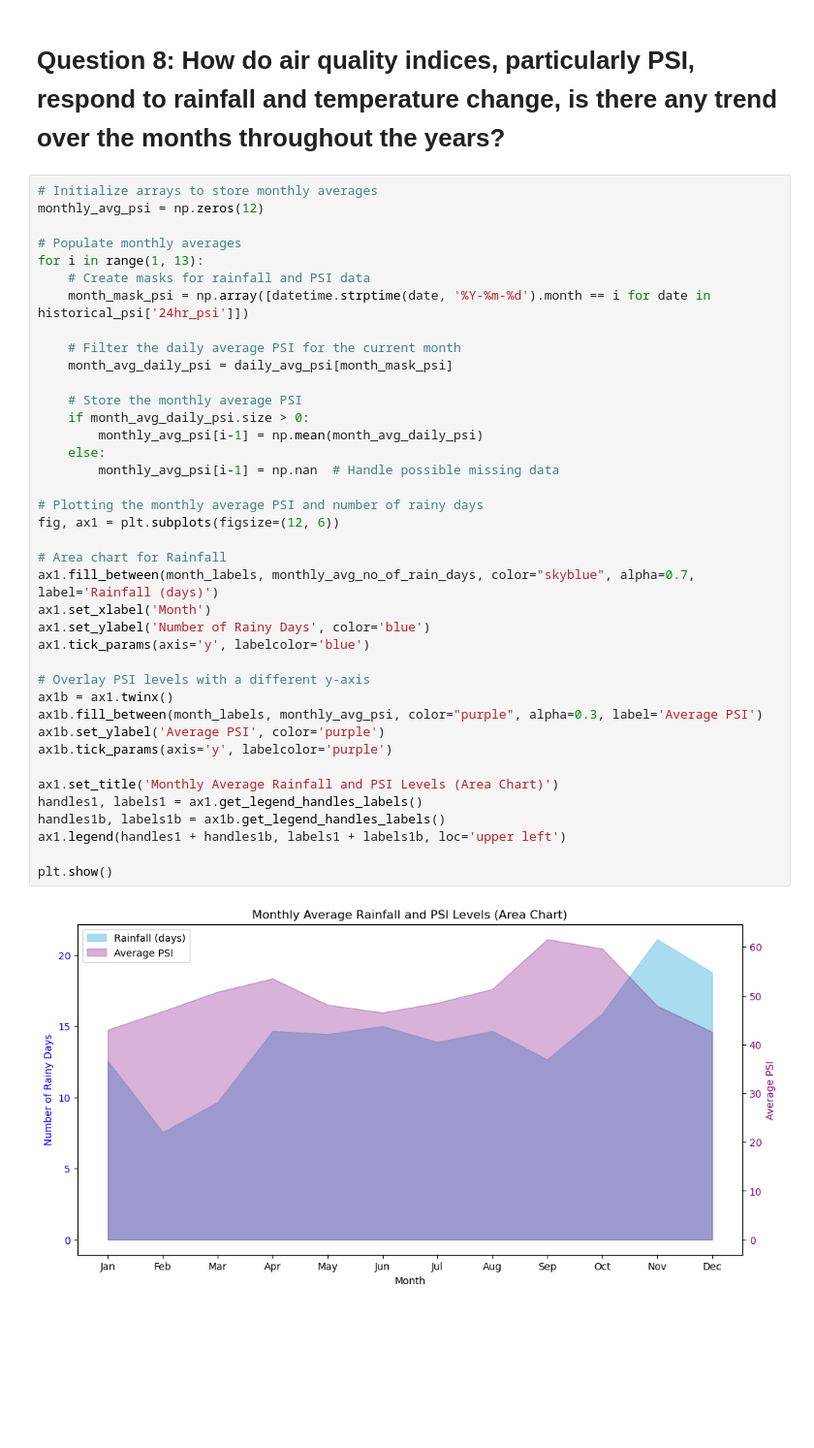
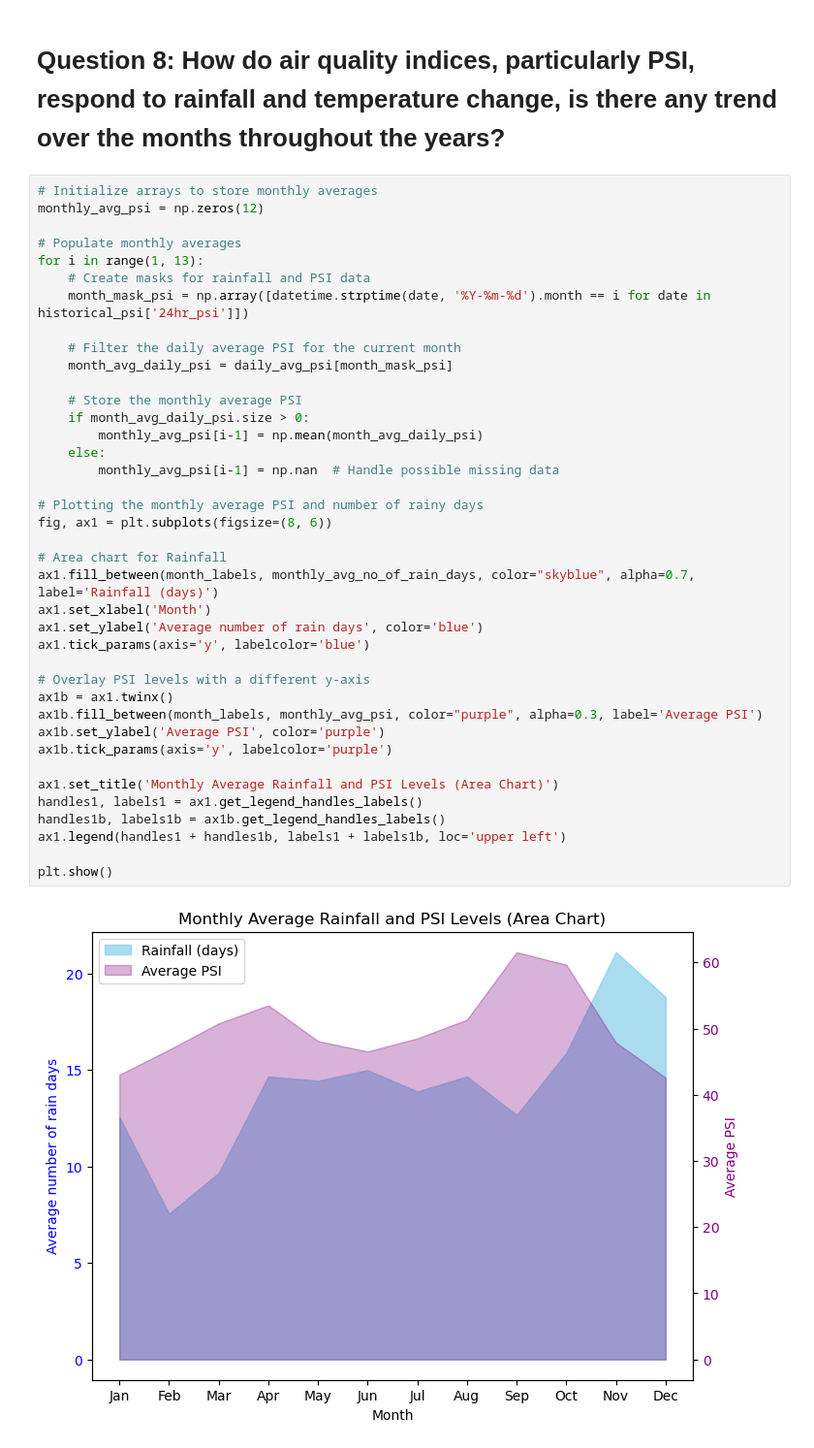
Before and after one commit to jianmin22/PDASCA1, a Jupyter notebook: ca1.ipynb, the cells around one changed output. Shown at 97% size. Cells and saved outputs as stored; diff of their text form; blank space fills up the shorter version.

Commit message:
Done analysing and adding comments, wip: color and title of graphs

```diff
--- a/ca1.ipynb
+++ b/ca1.ipynb
@@ -836,34 +855,34 @@ for i in range(1, 13):
 
     # Filter the daily average PSI for the current month
     month_avg_daily_psi = daily_avg_psi[month_mask_psi]
 
     # Store the monthly average PSI
     if month_avg_daily_psi.size > 0:
         monthly_avg_psi[i-1] = np.mean(month_avg_daily_psi)
     else:
         monthly_avg_psi[i-1] = np.nan  # Handle possible missing data
 
 # Plotting the monthly average PSI and number of rainy days
-fig, ax1 = plt.subplots(figsize=(12, 6))
+fig, ax1 = plt.subplots(figsize=(8, 6))
 
 # Area chart for Rainfall
 ax1.fill_between(month_labels, monthly_avg_no_of_rain_days, color="skyblue", alpha=0.7, label='Rainfall (days)')
 ax1.set_xlabel('Month')
-ax1.set_ylabel('Number of Rainy Days', color='blue')
+ax1.set_ylabel('Average number of rain days', color='blue')
 ax1.tick_params(axis='y', labelcolor='blue')
 
 # Overlay PSI levels with a different y-axis
 ax1b = ax1.twinx()
 ax1b.fill_between(month_labels, monthly_avg_psi, color="purple", alpha=0.3, label='Average PSI')
 ax1b.set_ylabel('Average PSI', color='purple')
 ax1b.tick_params(axis='y', labelcolor='purple')
 
 ax1.set_title('Monthly Average Rainfall and PSI Levels (Area Chart)')
 handles1, labels1 = ax1.get_legend_handles_labels()
 handles1b, labels1b = ax1b.get_legend_handles_labels()
 ax1.legend(handles1 + handles1b, labels1 + labels1b, loc='upper left')
 
 plt.show()
 # %% [output]
-[figure, old version]
+[figure, new version]
 # %% [markdown]
```
Also changed, not shown: parts of 17 cells of this notebook.
